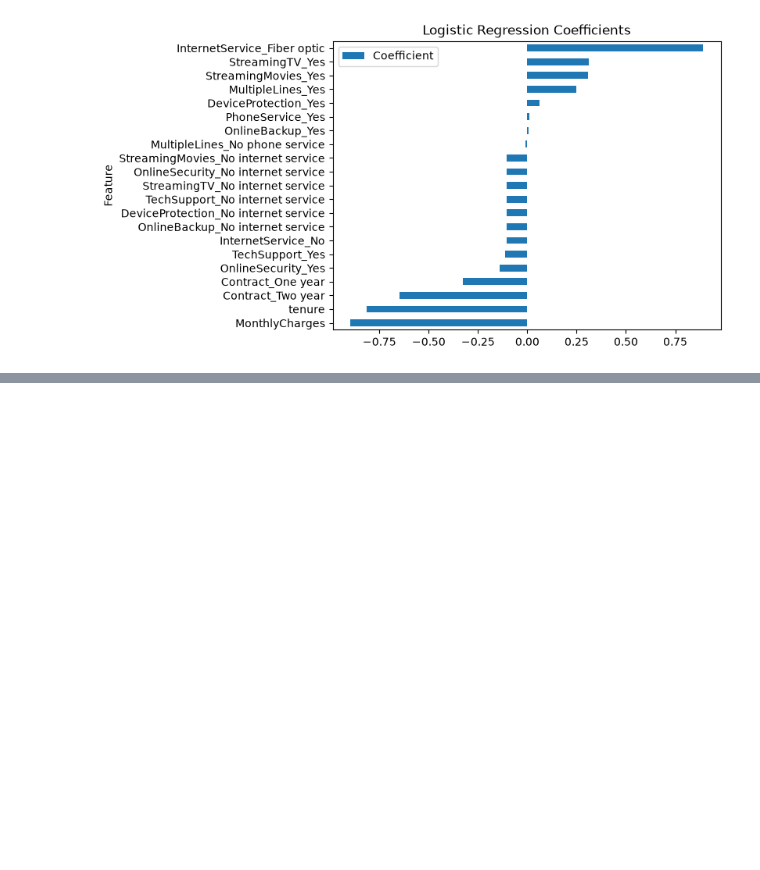
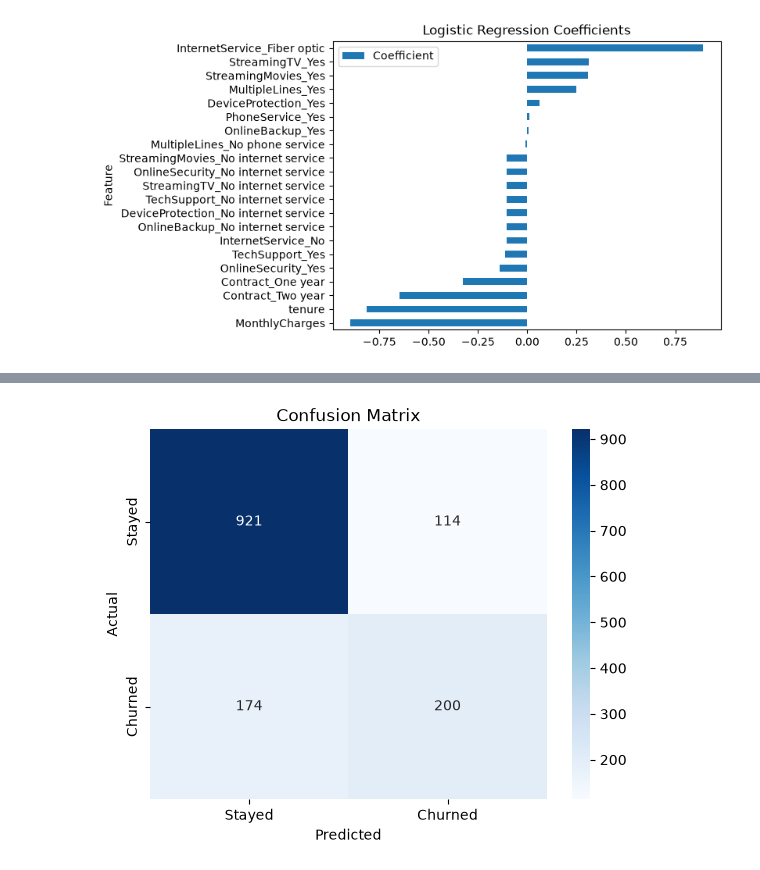
Before and after one commit to Siddharth-122008/telecom-customer-churn, a Jupyter notebook: churn_prediction.ipynb, the cells around one changed output, grey strips where cells are left out. Saved outputs shown, nothing was run; the diff lists cells and outputs as text; code cells hidden in the pictures; blank space fills up the shorter version.

Commit message:
updated churn prediction notebook

```diff
--- a/churn_prediction.ipynb
+++ b/churn_prediction.ipynb
@@ -235,0 +239,5 @@ plt.show()
+# %%
+y_pred = model.predict(X_test_scaled)
+
+print("Predicted:", y_pred[:20])
+print("Actual:", y_test.values[:20])
@@ -235,0 +274,15 @@ plt.show()
+# %%
+cm = confusion_matrix(y_test, y_pred)
+
+sns.heatmap(
+    cm, annot=True, fmt="d", cmap="Blues",
+    xticklabels=["Stayed", "Churned"],
+    yticklabels=["Stayed", "Churned"]
+)
+
+plt.title("Confusion Matrix")
+plt.xlabel("Predicted")
+plt.ylabel("Actual")
+plt.show()
+# %% [output]
+[figure, added]
```
Also changed, not shown: parts of 5 cells of this notebook.
